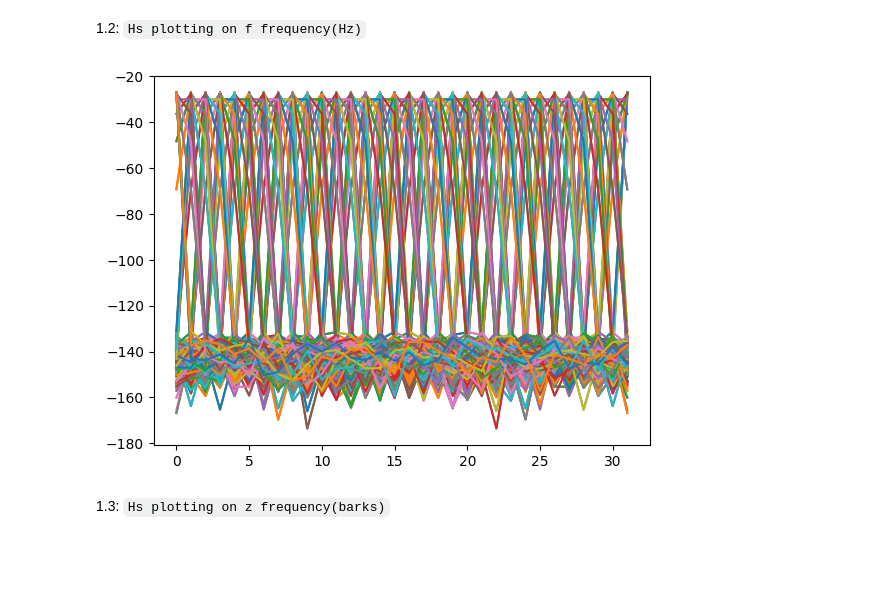
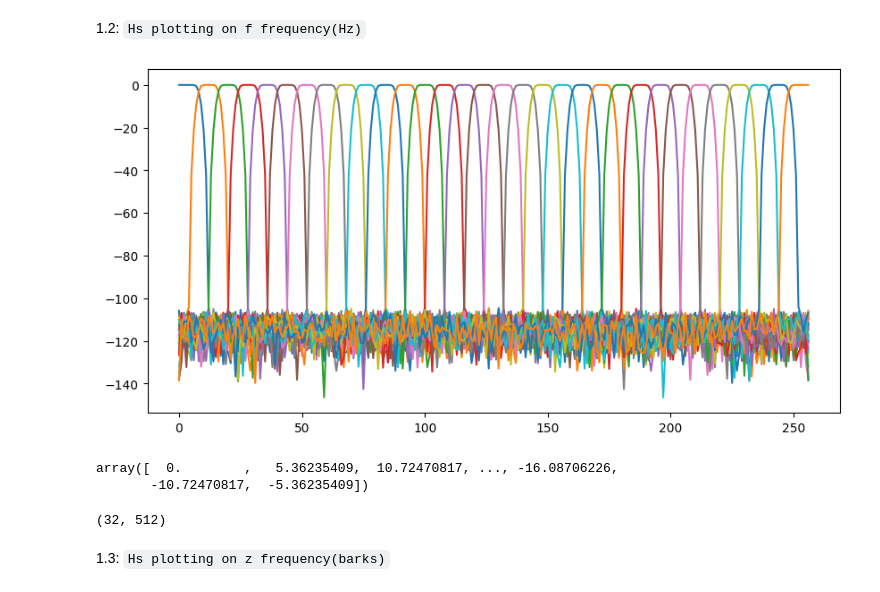
Before and after one commit to giahou2000/Simplified-mp3-QODEC, a Jupyter notebook: CODEC.ipynb, the cells around one changed output. Drawn from its saved outputs; the diff is of its cells as text; code cells hidden in the pictures; blank space fills up the shorter version.

```diff
--- a/CODEC.ipynb
+++ b/CODEC.ipynb
@@ -65,14 +77,37 @@ G = make_mp3_synthesisfb(h, M) # subband filtering synthesis coefficients comput
 1.2: `Hs plotting on f frequency(Hz)`
 # %%
 # frequency (Hz)
-# f = np.arange(0, 23000)
+# f = np.arange(0, 512)
+plt.figure(figsize=(10,5))
 Hs = np.transpose(H)
-fft_h = fft.fft(Hs, n = 512, norm = 'ortho')
+# fft_h = fft.fft(Hs)
+fft_h = []
+for i in range(M):
+    fft_h.append(fft.rfft(Hs[i]))
 fft_h_db = 10*np.log10((np.abs(fft_h))**2)
-plt.plot(fft_h_db)
+
+"""
+To be implemented
+n = fft_h_db.size
+timestep = 1/44100
+
+freq = fft.fftfreq(n, timestep)
+"""
+
+for i in range(M):
+    plt.plot(fft_h_db[i])
 plt.show()
 # %% [output]
-[figure, old version]
+[figure, new version]
+# %%
+freq
+# %% [output]
+array([  0.        ,   5.36235409,  10.72470817, ..., -16.08706226,
+       -10.72470817,  -5.36235409])
+# %%
+np.shape(Hs)
+# %% [output]
+(32, 512)
 # %% [markdown]
 1.3: `Hs plotting on z frequency(barks)`
 # %% [markdown]
```
Also changed, not shown: parts of 2 cells of this notebook.
